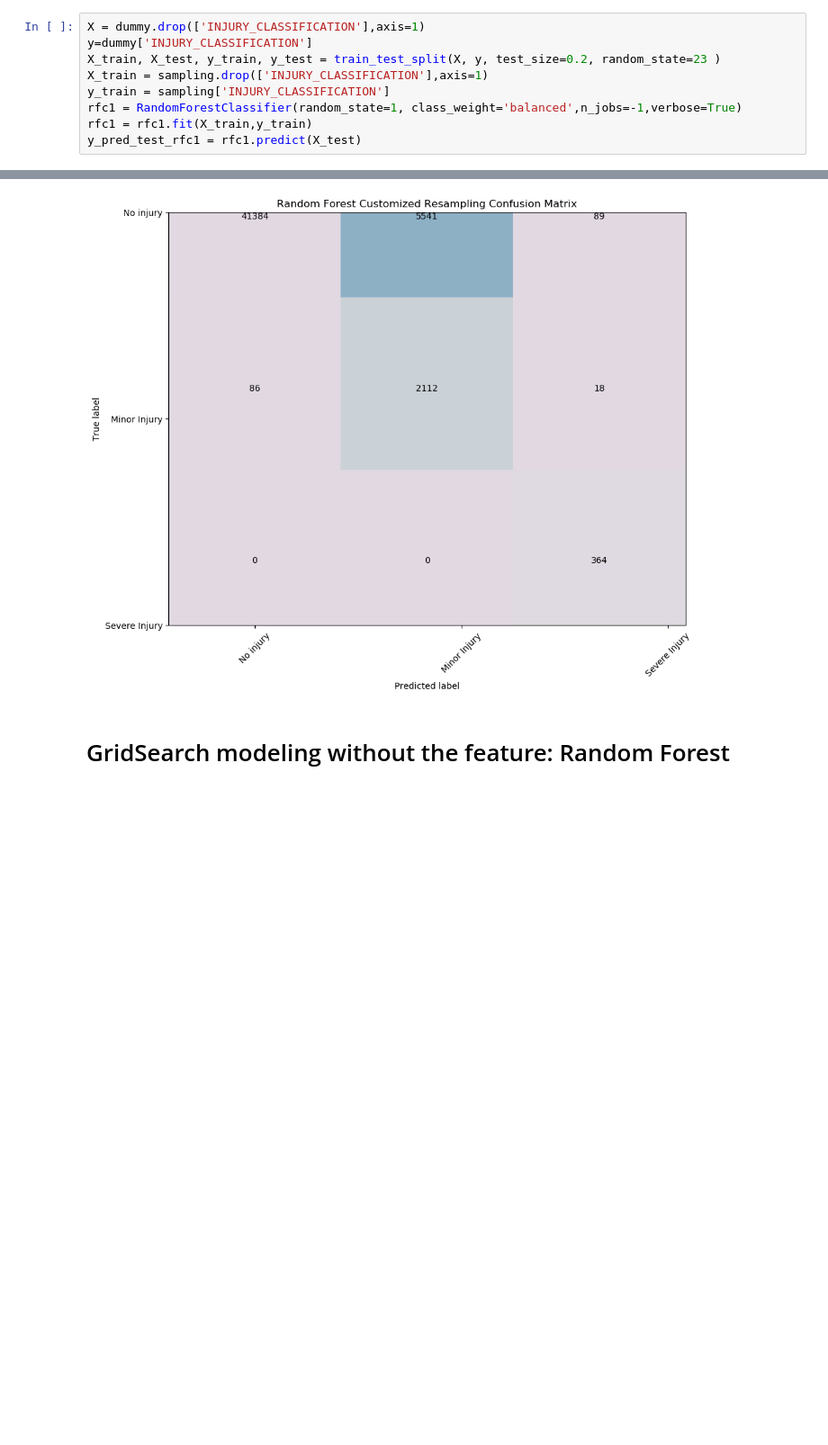
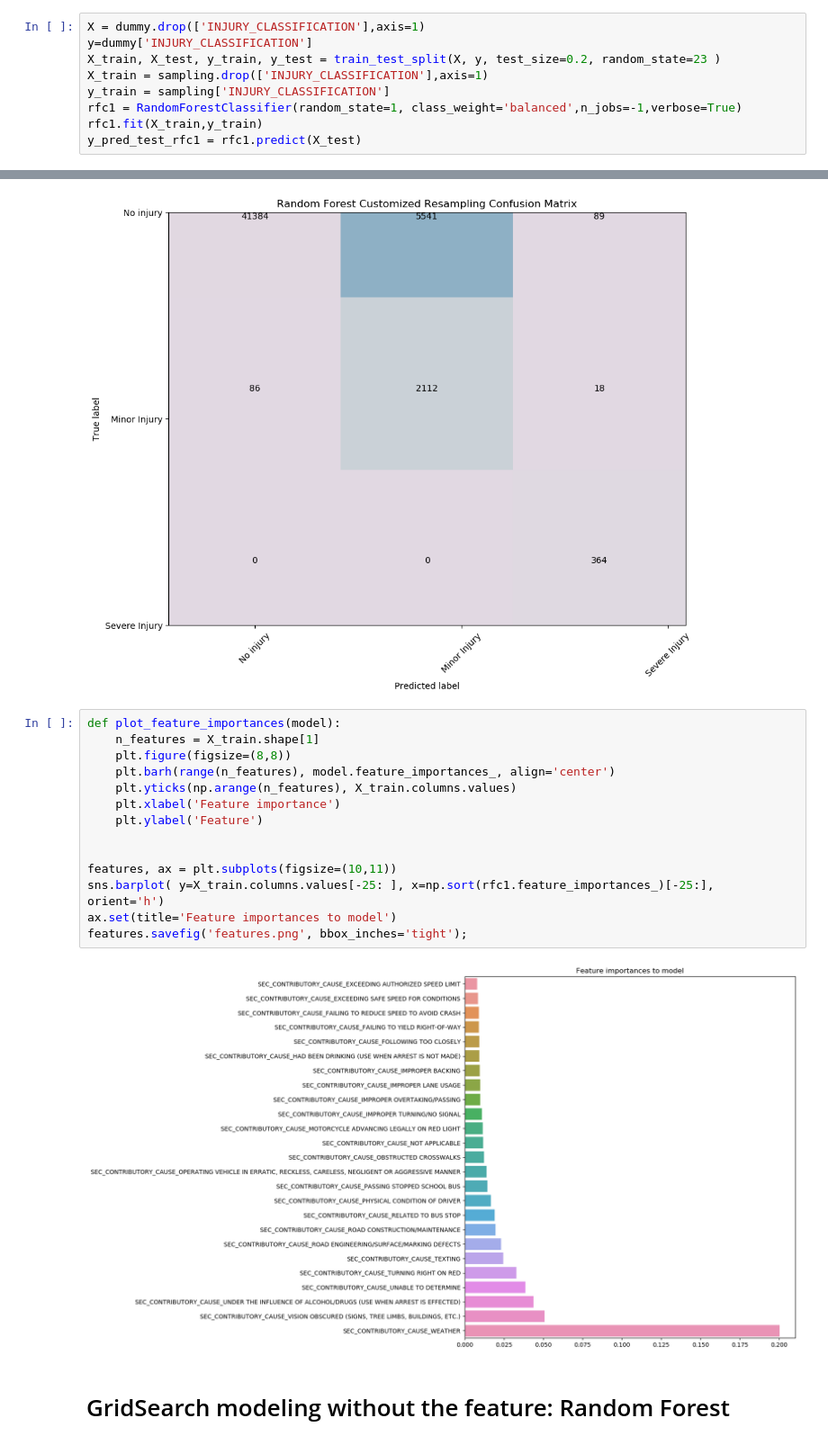
Before and after one commit to jdanielkim/carcrash, a Jupyter notebook: Final.ipynb, the cells around one changed output, grey strips where cells are left out. Shown: that part at 90% size. Drawn from its saved outputs; the diff is of its cells as text; blank space fills up the shorter version.

```diff
--- a/Final.ipynb
+++ b/Final.ipynb
@@ -840,7 +832,7 @@ X_train, X_test, y_train, y_test = train_test_split(X, y, test_size=0.2, random_
 X_train = sampling.drop(['INJURY_CLASSIFICATION'],axis=1)
 y_train = sampling['INJURY_CLASSIFICATION']
 rfc1 = RandomForestClassifier(random_state=1, class_weight='balanced',n_jobs=-1,verbose=True)
-rfc1 = rfc1.fit(X_train,y_train)
+rfc1.fit(X_train,y_train)
 y_pred_test_rfc1 = rfc1.predict(X_test)
 # %% [output]
 [Parallel(n_jobs=-1)]: Using backend ThreadingBackend with 4 concurrent workers.
@@ -871,6 +872,22 @@ Confusion matrix, without normalization
  [   86  2112    18]
  [    0     0   364]]
 [figure]
+# %%
+def plot_feature_importances(model):
+    n_features = X_train.shape[1]
+    plt.figure(figsize=(8,8))
+    plt.barh(range(n_features), model.feature_importances_, align='center')
+    plt.yticks(np.arange(n_features), X_train.columns.values)
+    plt.xlabel('Feature importance')
+    plt.ylabel('Feature')
+
+
+features, ax = plt.subplots(figsize=(10,11))
+sns.barplot( y=X_train.columns.values[-25: ], x=np.sort(rfc1.feature_importances_)[-25:], orient='h')
+ax.set(title='Feature importances to model')
+features.savefig('features.png', bbox_inches='tight');
+# %% [output]
+[figure, added]
 # %% [markdown]
 # GridSearch modeling without the feature: Random Forest
 # %%
```
Also changed, not shown: parts of 21 cells of this notebook, 4 other files.
